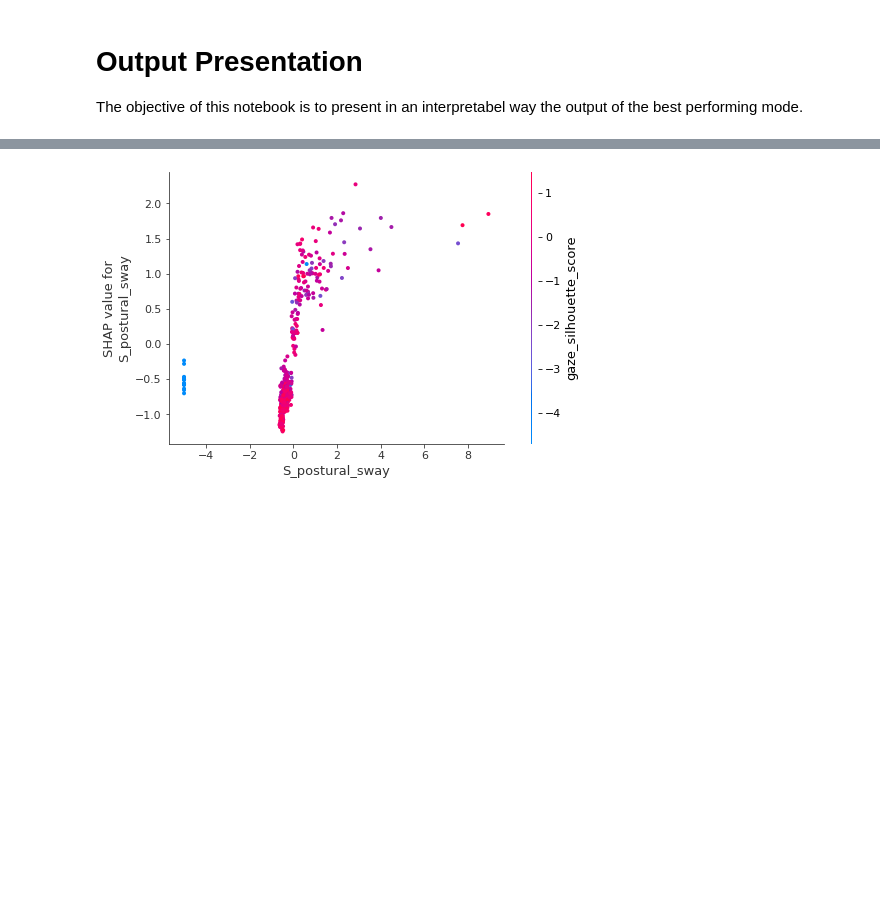
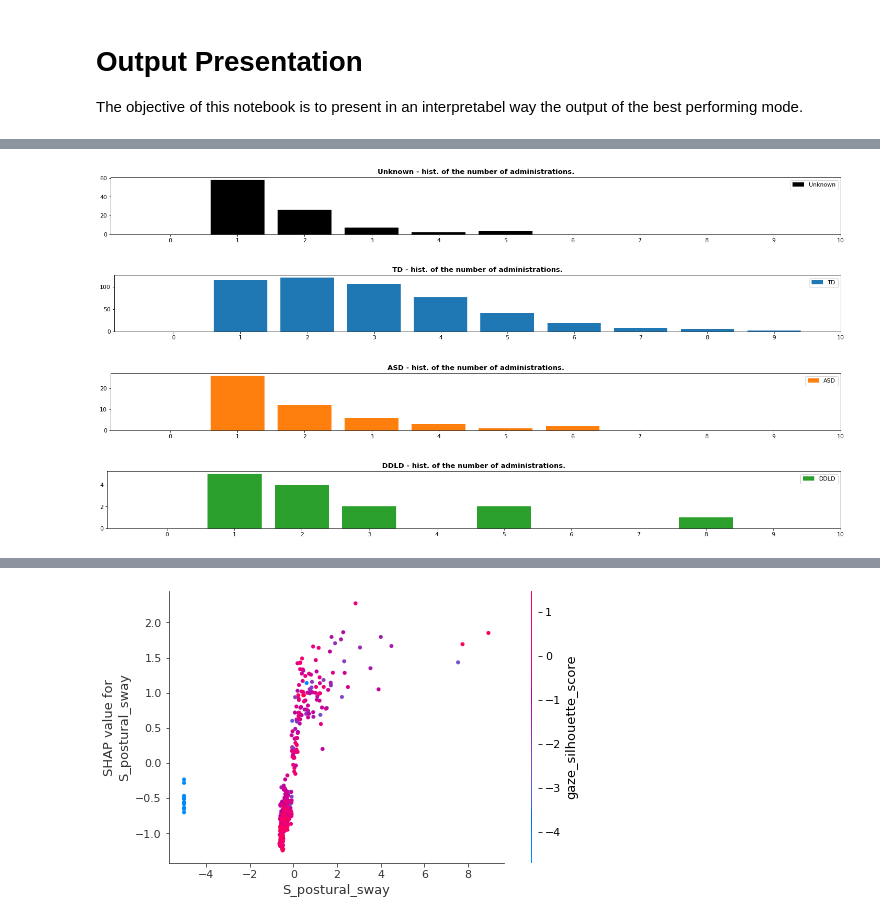
Before and after one commit to matiasdm/notes_on_stats, a Jupyter notebook: doc/notebooks/paper_01_interpretable_output.ipynb, the cells around one changed output, grey strips where cells are left out. Cells and saved outputs as stored; diff of their text form; code cells hidden in the pictures; blank space fills up the shorter version.

```diff
--- a/doc/notebooks/paper_01_interpretable_output.ipynb
+++ b/doc/notebooks/paper_01_interpretable_output.ipynb
@@ -8 +10,21 @@ run init.ipynb
 Done.
+# %%
+df =  pd.read_csv(AUTISM_DATA_PATH)
+data = Dataset(df=df,
+               missing_data_handling='without',
+               imputation_method='without',
+               sampling_method='without',
+               outcome_column='diagnosis',
+                features_name = DEFAULT_PREDICTORS,
+                scale_data=False,
+                use_missing_indicator_variables=False,
+               verbosity=0,
+               scenario=None,#'papers',
+               proportion_train=1)
+
+data.filter(administration={'studies': ['SenseToKnowStudy'],
+                           #'order': 'first',
+                             'completed': True},
+                            verbose=False)
+
+display(data.df.groupby(data.outcome_column)[['id']].count())
@@ -8,0 +38,27 @@ Done.
+# %%
+df=data.df
+DIAG_DICT = {'Unknown':-1,
+             'TD':0.,
+            'ASD':1.,
+            'DDLD':2.,
+            'ADHD':3.}
+DIAG_DICT_REVERSE = {v: k for k, v in DIAG_DICT.items()}
+
+colors = {'TD':'#1f77b4',
+          'ASD': '#ff7f0e',
+          'DDLD':'#2ca02c',
+          'ADHD':'#d62728',
+          'Unknown': 'k',
+          'comorbid':'#9467bd'}
+
+
+for i, d in data.df.groupby('diagnosis'):
+    plt.figure(figsize=(25, 2)),
+    plt.hist(d.groupby("id")['diagnosis'].count().to_numpy(), bins = np.linspace(0, 10 , 11), rwidth=.8,color=colors[DIAG_DICT_REVERSE[i]], label=DIAG_DICT_REVERSE[i])
+    plt.xticks(ticks=np.linspace(0, 10 , 11)+.5, labels=np.linspace(0, 10 , 11).astype(int));plt.legend()
+    plt.title("{} - hist. of the number of administrations.".format(DIAG_DICT_REVERSE[i]), weight='bold')
+# %% [output]
+[figure, added]
+[figure, added]
+[figure, added]
+[figure, added]
```
Also changed, not shown: parts of 42 cells of this notebook, 8 other files.
